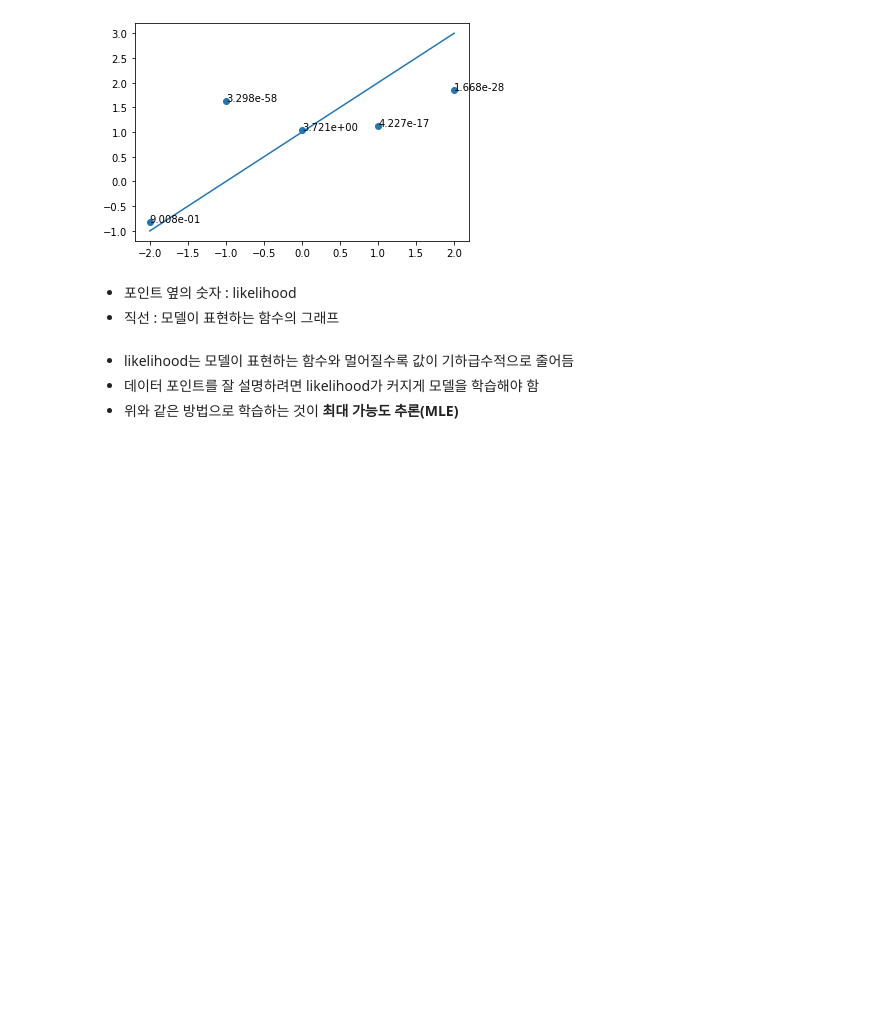
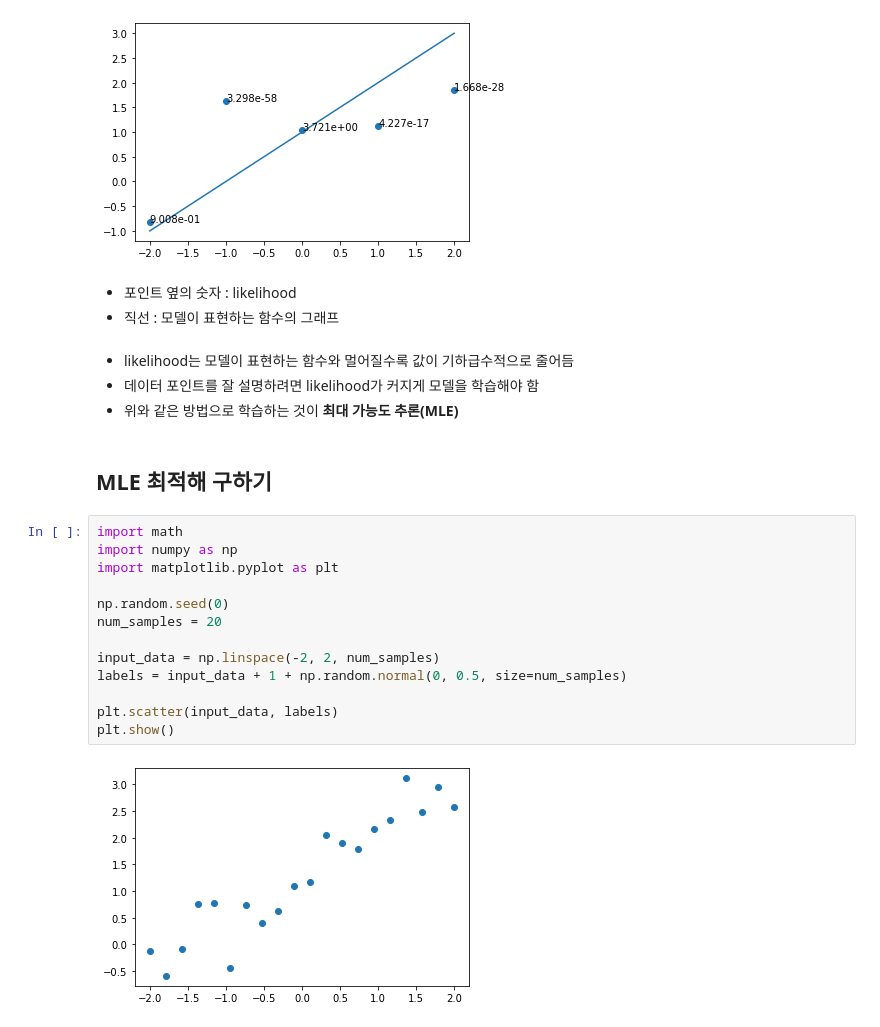
Before and after one commit to sung0471/aiffel, a Jupyter notebook: Foundamental/21.likelihood/21.likelihood.ipynb, the cells around one changed output. Cells and saved outputs as stored; diff of their text form; blank space fills up the shorter version.

```diff
--- a/Foundamental/21.likelihood/21.likelihood.ipynb
+++ b/Foundamental/21.likelihood/21.likelihood.ipynb
@@ -135,3 +135,20 @@ plt.show()
 - likelihood는 모델이 표현하는 함수와 멀어질수록 값이 기하급수적으로 줄어듬
 - 데이터 포인트를 잘 설명하려면 likelihood가 커지게 모델을 학습해야 함
 - 위와 같은 방법으로 학습하는 것이 <b>최대 가능도 추론(MLE)</b>
+# %% [markdown]
+## MLE 최적해 구하기
+# %%
+import math
+import numpy as np
+import matplotlib.pyplot as plt
+
+np.random.seed(0)
+num_samples = 20
+
+input_data = np.linspace(-2, 2, num_samples)
+labels = input_data + 1 + np.random.normal(0, 0.5, size=num_samples)
+
+plt.scatter(input_data, labels)
+plt.show()
+# %% [output]
+[figure, added]
```
Also changed, not shown: parts of 9 cells of this notebook, 3 other files.
